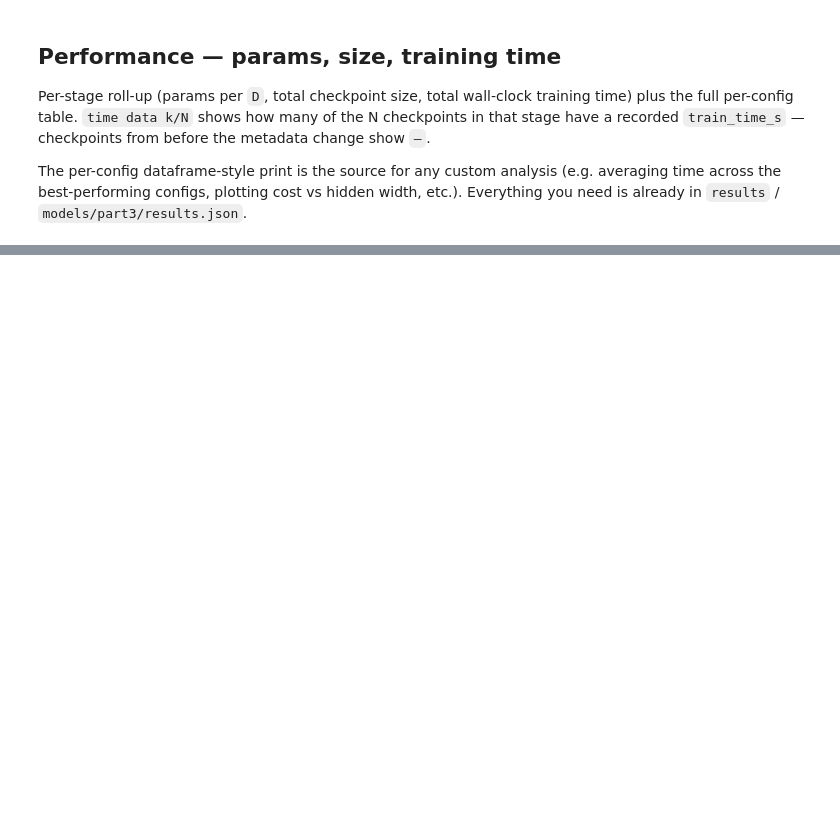
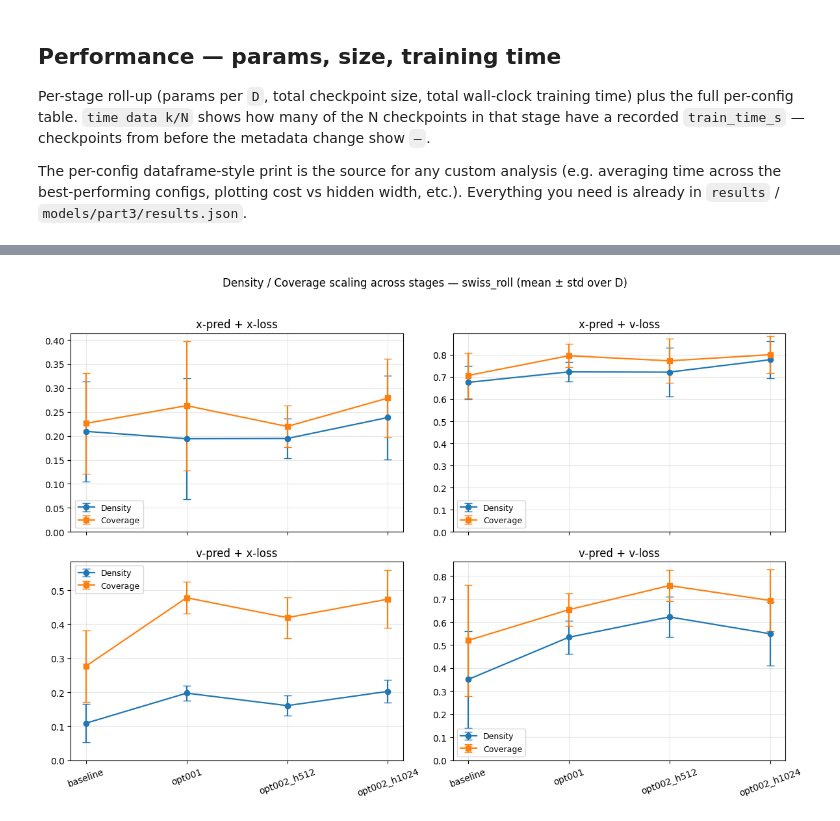
Before and after one commit to arshchawla21/COMP4680-8650-Flowmatching, a Jupyter notebook: part_3.ipynb, the cells around one changed output, grey strips where cells are left out. Cells and saved outputs as stored; diff of their text form; code cells hidden in the pictures; blank space fills up the shorter version.

```diff
--- a/part_3.ipynb
+++ b/part_3.ipynb
@@ -458,0 +537,47 @@ for r in results:
+# %%
+# Per-(pred, loss) scaling across stages. Mean ± std over D for both Density
+# and Coverage. Higher = better for both metrics.
+
+STAGE_METRICS = {
+    "baseline":     swds_baseline,
+    "opt001":       swds_opt,
+    "opt002_h512":  swds_opt2_h512,
+    "opt002_h1024": swds_opt2_h1024,
+}
+stage_labels = list(STAGE_METRICS.keys())
+x = np.arange(len(stage_labels))
+
+fig, axes = plt.subplots(2, 2, figsize=(12, 8), sharex=True)
+
+for ax, (pred, loss) in zip(axes.flat, PRED_LOSS):
+    dens_mean, dens_std, cov_mean, cov_std = [], [], [], []
+    for label in stage_labels:
+        m = STAGE_METRICS[label]
+        ds = np.array([m[(pred, loss, D)][0] for D in DIMS])
+        cs = np.array([m[(pred, loss, D)][1] for D in DIMS])
+        dens_mean.append(ds.mean()); dens_std.append(ds.std())
+        cov_mean.append(cs.mean());  cov_std.append(cs.std())
+
+    ax.errorbar(x, dens_mean, yerr=dens_std, marker="o", capsize=4,
+                label="Density",  color="C0", linewidth=1.6)
+    ax.errorbar(x, cov_mean,  yerr=cov_std,  marker="s", capsize=4,
+                label="Coverage", color="C1", linewidth=1.6)
+    ax.set_title(f"{pred}-pred + {loss}-loss")
+    ax.set_ylim(0, None)
+    ax.grid(True, alpha=0.3)
+    ax.legend(loc="best", fontsize=9)
+
+for ax in axes[-1]:
+    ax.set_xticks(x)
+    ax.set_xticklabels(stage_labels, rotation=20)
+
+fig.suptitle(
+    f"Density / Coverage scaling across stages — {DATASET} (mean ± std over D)",
+    y=1.02,
+)
+fig.tight_layout()
+fig.savefig(FIG_DIR / "scaling_dens_cov_per_predloss.png",
+            dpi=150, bbox_inches="tight")
+plt.show()
+# %% [output]
+[figure, added]
```
Also changed, not shown: parts of 11 cells of this notebook, 7 other files.
